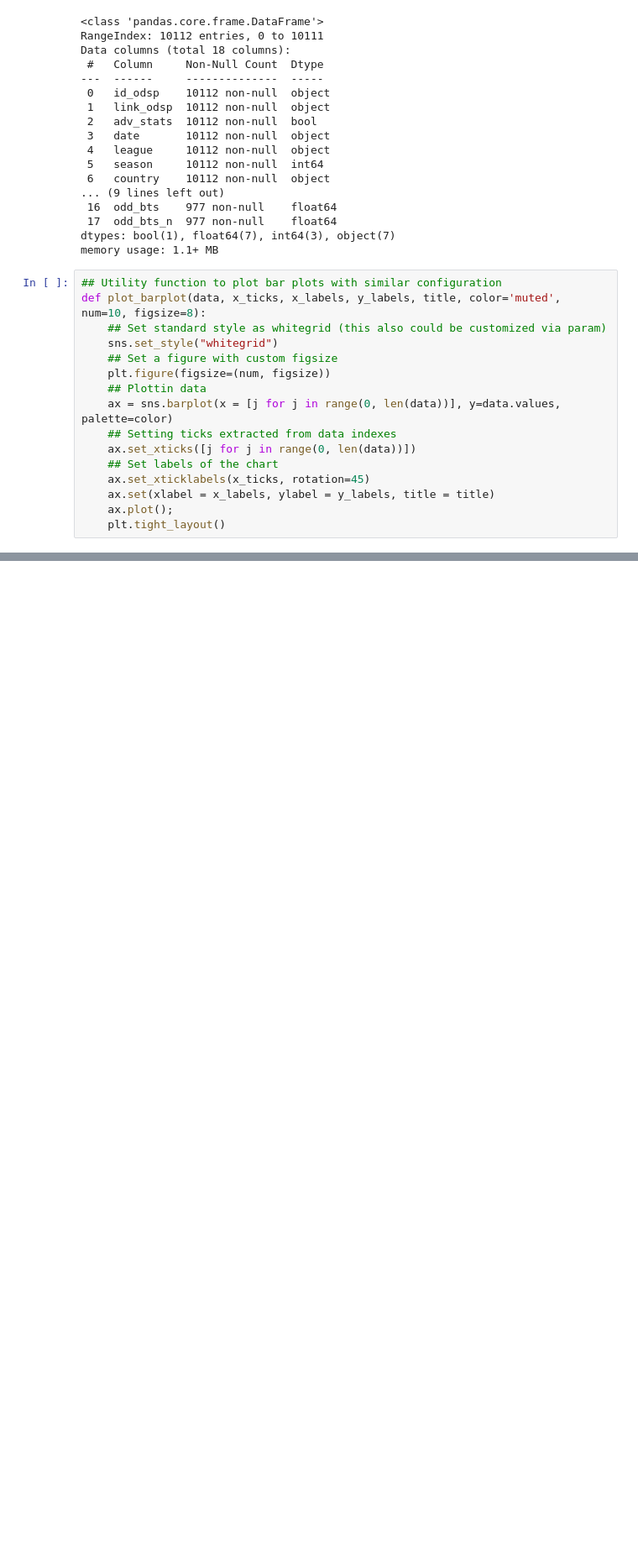
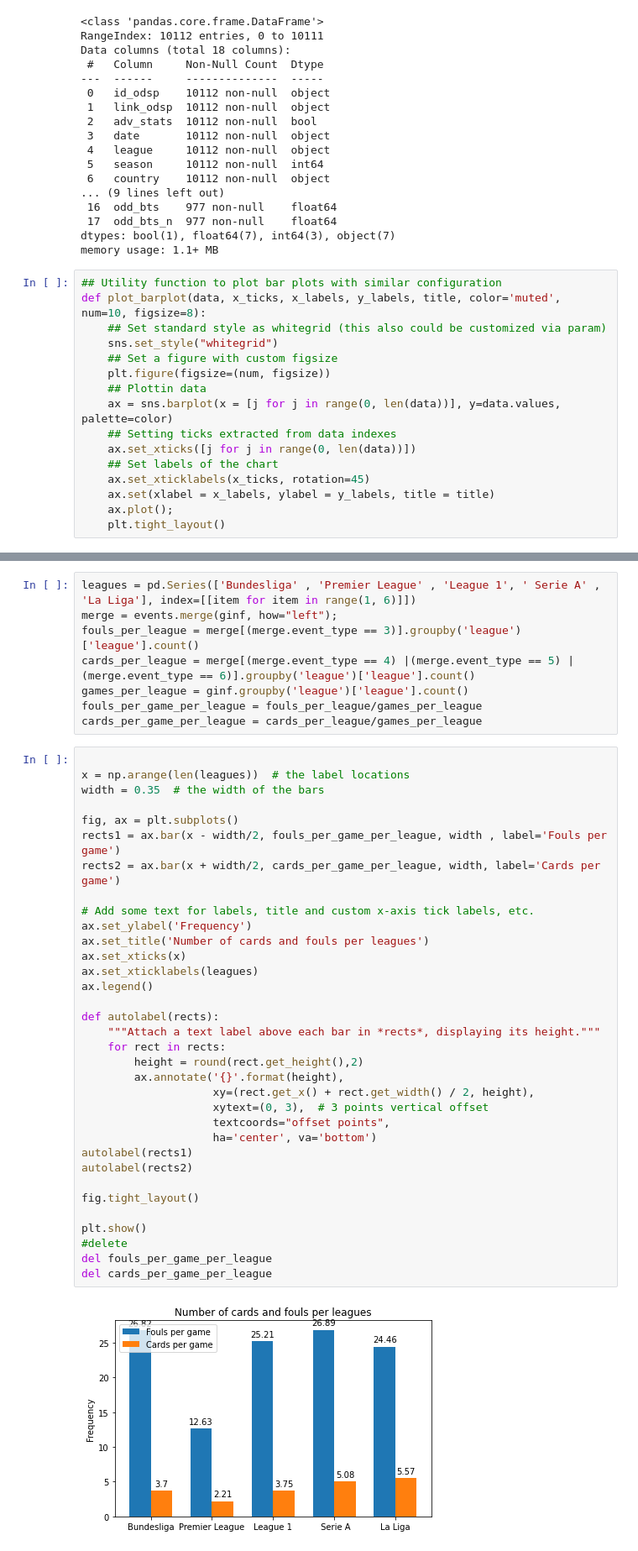
Before and after one commit to gmtorres/MIEIC_19_20_IART, a Jupyter notebook: Proj2/report.ipynb, the cells around one changed output, grey strips where cells are left out. Shown: that part at 84% size. Saved outputs shown, nothing was run; the diff lists cells and outputs as text; blank space fills up the shorter version.

```diff
--- a/Proj2/report.ipynb
+++ b/Proj2/report.ipynb
@@ -140 +142,45 @@ Text(0.5, 0, 'Body part goal/miss ration')
 [figure]
+# %%
+leagues = pd.Series(['Bundesliga' , 'Premier League' , 'League 1', ' Serie A' , 'La Liga'], index=[[item for item in range(1, 6)]])
+merge = events.merge(ginf, how="left");
+fouls_per_league = merge[(merge.event_type == 3)].groupby('league')['league'].count()
+cards_per_league = merge[(merge.event_type == 4) |(merge.event_type == 5) | (merge.event_type == 6)].groupby('league')['league'].count()
+games_per_league = ginf.groupby('league')['league'].count()
+fouls_per_game_per_league = fouls_per_league/games_per_league
+cards_per_game_per_league = cards_per_league/games_per_league
+# %%
+
+x = np.arange(len(leagues))  # the label locations
+width = 0.35  # the width of the bars
+
+fig, ax = plt.subplots()
+rects1 = ax.bar(x - width/2, fouls_per_game_per_league, width , label='Fouls per game')
+rects2 = ax.bar(x + width/2, cards_per_game_per_league, width, label='Cards per game')
+
+# Add some text for labels, title and custom x-axis tick labels, etc.
+ax.set_ylabel('Frequency')
+ax.set_title('Number of cards and fouls per leagues')
+ax.set_xticks(x)
+ax.set_xticklabels(leagues)
+ax.legend()
+
+def autolabel(rects):
+    """Attach a text label above each bar in *rects*, displaying its height."""
+    for rect in rects:
+        height = round(rect.get_height(),2)
+        ax.annotate('{}'.format(height),
+                    xy=(rect.get_x() + rect.get_width() / 2, height),
+                    xytext=(0, 3),  # 3 points vertical offset
+                    textcoords="offset points",
+                    ha='center', va='bottom')
+autolabel(rects1)
+autolabel(rects2)
+
+fig.tight_layout()
+
+plt.show()
+#delete
+del fouls_per_game_per_league
+del cards_per_game_per_league
+# %% [output]
+[figure, added]
```
Also changed, not shown: parts of 7 cells of this notebook.
